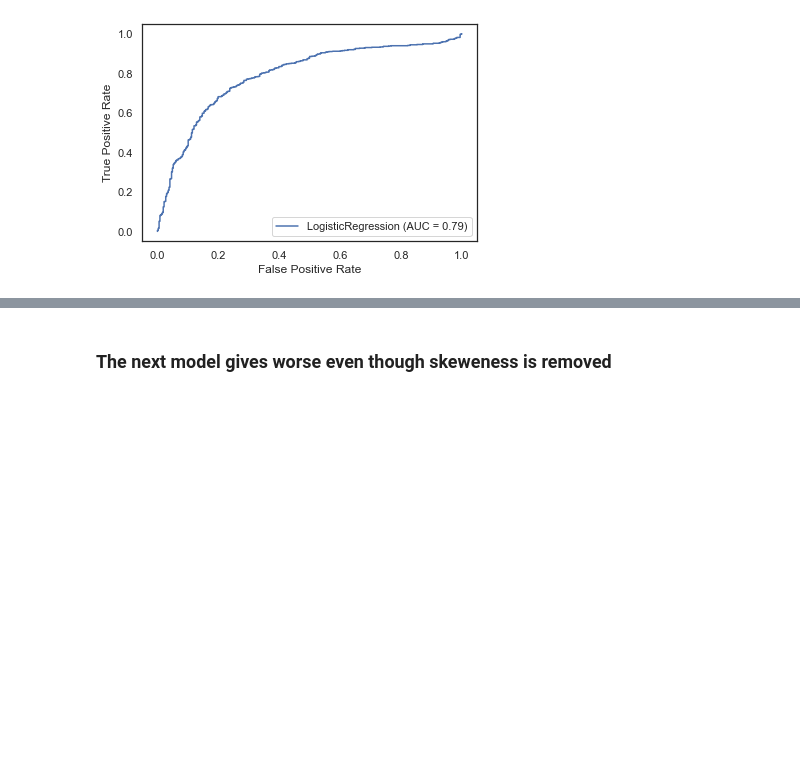
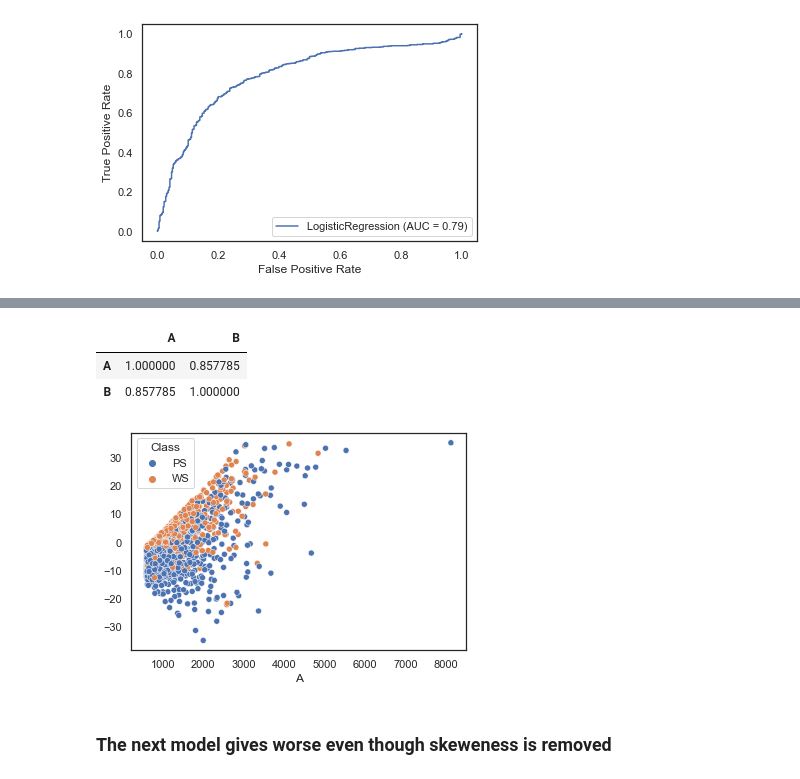
Before and after one commit to nshahpazov/learn-ds-notebooks, a Jupyter notebook: segmetation-class-prediction.ipynb, the cells around one changed output, grey strips where cells are left out. Cells and saved outputs as stored; diff of their text form; code cells hidden in the pictures; blank space fills up the shorter version.

```diff
--- a/segmetation-class-prediction.ipynb
+++ b/segmetation-class-prediction.ipynb
@@ -105,3 +100,20 @@ plot_roc_curve(lr, X_test, y_test);
+# %%
+# check the assumptions
+
+# 3. linearity of the logit function
+# Question: Is this how we check it?
+
+probabilities = lr.predict_proba(df[['A', 'B']])[:, 1]
+logit = np.log(probabilities / (1 - probabilities))
+sns.scatterplot(x=df['A'], y=logit, hue=df.Class)
+
+# 4. absence of multicolinearity
+# Question how to check that?
+# %% [output]
+|  | A | B |
+| A | 1.000000 | 0.857785 |
+| B | 0.857785 | 1.000000 |
+[figure, added]
 # %% [markdown]
 ### The next model gives worse even though skeweness is removed
 # %%
```
Also changed, not shown: parts of 5 cells of this notebook.
